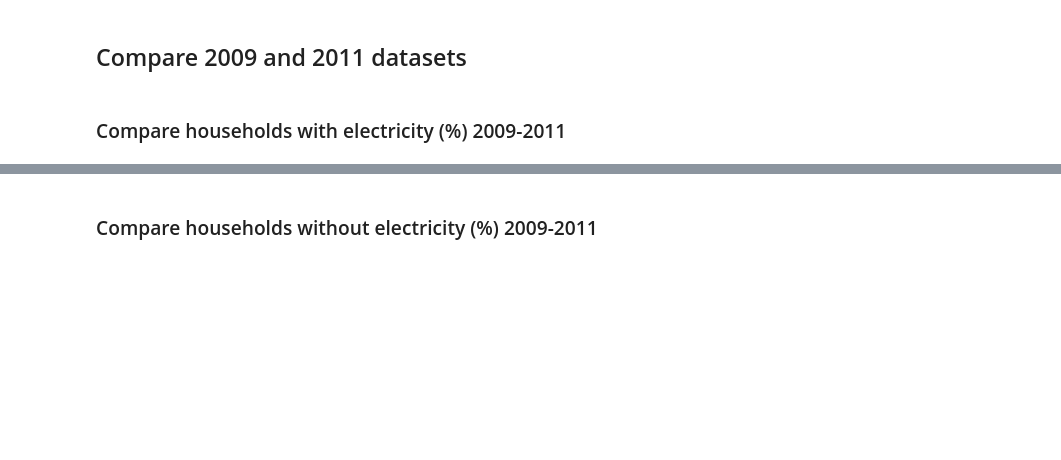
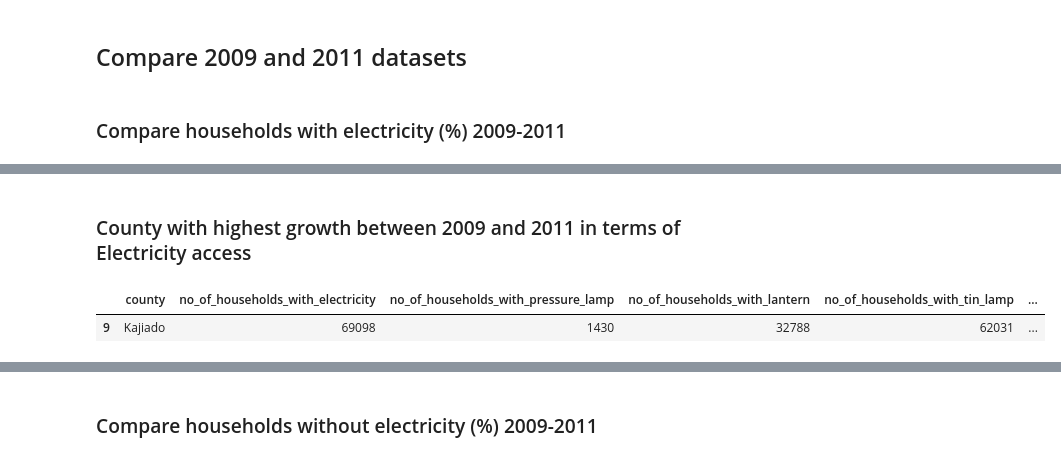
Before and after one commit to AlexTwenji777/Prep-Group-Project, a Jupyter notebook: Panthers.ipynb, the cells around one changed output, grey strips where cells are left out. Saved outputs shown, nothing was run; the diff lists cells and outputs as text; code cells hidden in the pictures; blank space fills up the shorter version.

```diff
--- a/Panthers.ipynb
+++ b/Panthers.ipynb
@@ -645,3 +646,13 @@ Energy_2011.head()
 | 2 | Bungoma | 12219 | 1351 | 72256 | 180120 | ... |
 | 3 | Busia | 9253 | 494 | 33283 | 108949 | ... |
 | 4 | Elgeyo Marakwet | 5547 | 220 | 36321 | 21891 | ... |
+# %% [markdown]
+### County with highest growth between 2009 and 2011 in terms of Electricity access
+# %%
+#county with largest growth/ % change between 2009 and 2011
+larg = Energy_2011['percent_growth_elec_2009_2011'].max()
+larg
+Energy_2011.loc[Energy_2011['percent_growth_elec_2009_2011'] == larg]
+# %% [output]
+|  | county | no_of_households_with_electricity | no_of_households_with_pressure_lamp | no_of_households_with_lantern | no_of_households_with_tin_lamp | ... |
+| 9 | Kajiado | 69098 | 1430 | 32788 | 62031 | ... |
```
Also changed, not shown: parts of 46 cells of this notebook, 1 other file.
